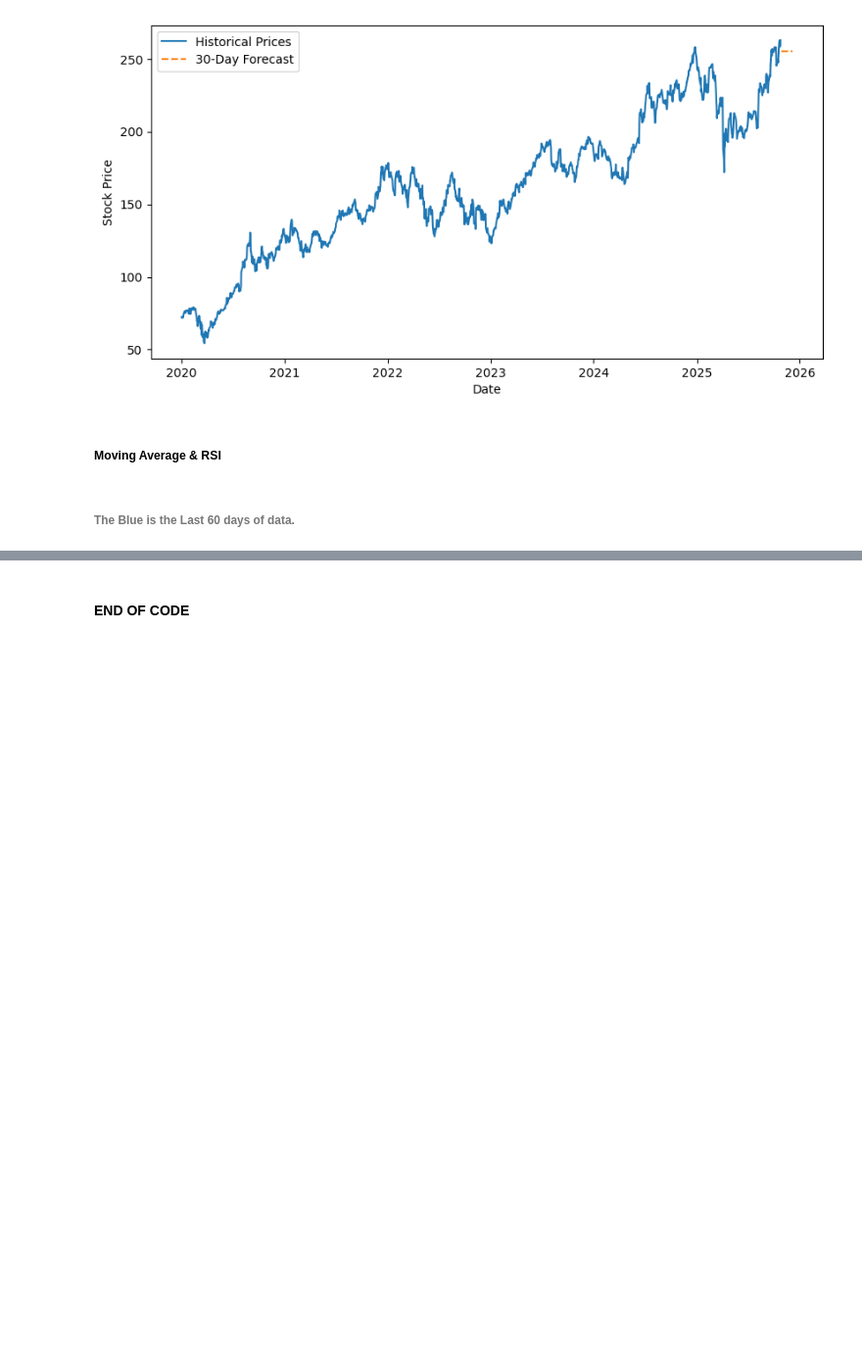
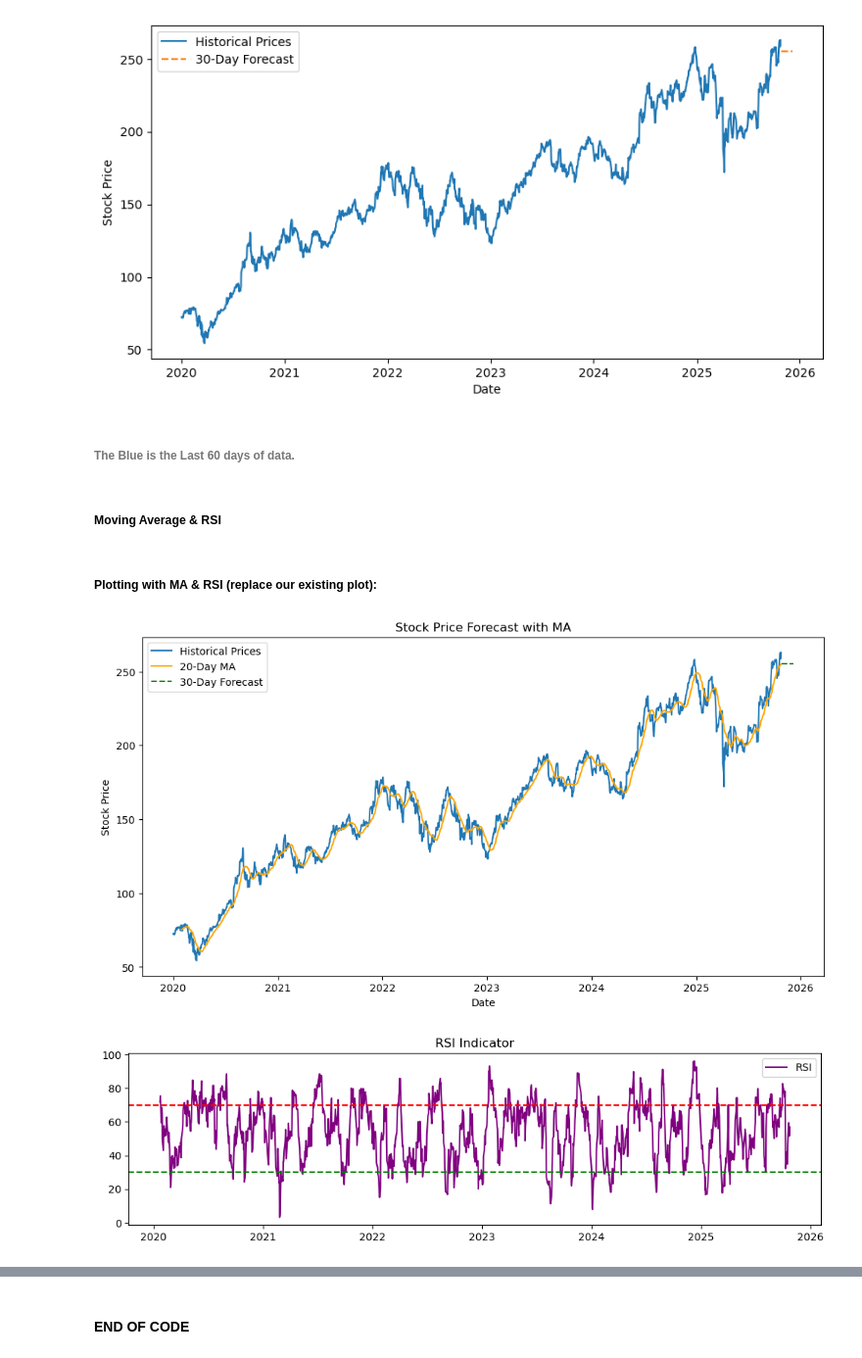
Before and after one commit to Charanteja1825/Stock_Price_Trend_Prediction_with_LSTM, a Jupyter notebook: data.ipynb, the cells around one changed output, grey strips where cells are left out. Shown at 98% size. Cells and saved outputs as stored; diff of their text form; code cells hidden in the pictures; blank space fills up the shorter version.

Commit message:
new plot

```diff
--- a/data.ipynb
+++ b/data.ipynb
@@ -160,6 +160,8 @@ plt.legend()
 plt.show()
 # %% [output]
 [figure]
+# %% [markdown]
+###### The Blue is the Last 60 days of data.
 # %% [markdown]
 ##### Moving Average & RSI
 # %%
@@ -176,5 +178,27 @@ avg_gain = gain.rolling(14).mean()
 avg_loss = loss.rolling(14).mean()
 rs = avg_gain / avg_loss
 data['RSI'] = 100 - (100 / (1 + rs))
-# %% [markdown]
-###### The Blue is the Last 60 days of data.
+# %% [markdown]
+##### Plotting with MA & RSI (replace our existing plot):
+# %%
+plt.figure(figsize=(12,6))
+plt.plot(data['Close'], label='Historical Prices')
+plt.plot(data['MA20'], label='20-Day MA', color='orange')
+plt.plot(forecast, label='30-Day Forecast', linestyle='--', color='green')
+plt.xlabel('Date')
+plt.ylabel('Stock Price')
+plt.title('Stock Price Forecast with MA')
+plt.legend()
+plt.show()
+
+# Optional: Plot RSI
+plt.figure(figsize=(12,3))
+plt.plot(data['RSI'], label='RSI', color='purple')
+plt.axhline(70, color='red', linestyle='--')  # Overbought
+plt.axhline(30, color='green', linestyle='--') # Oversold
+plt.title('RSI Indicator')
+plt.legend()
+plt.show()
+# %% [output]
+[figure, added]
+[figure, added]
```
Also changed, not shown: parts of 1 cell of this notebook.
